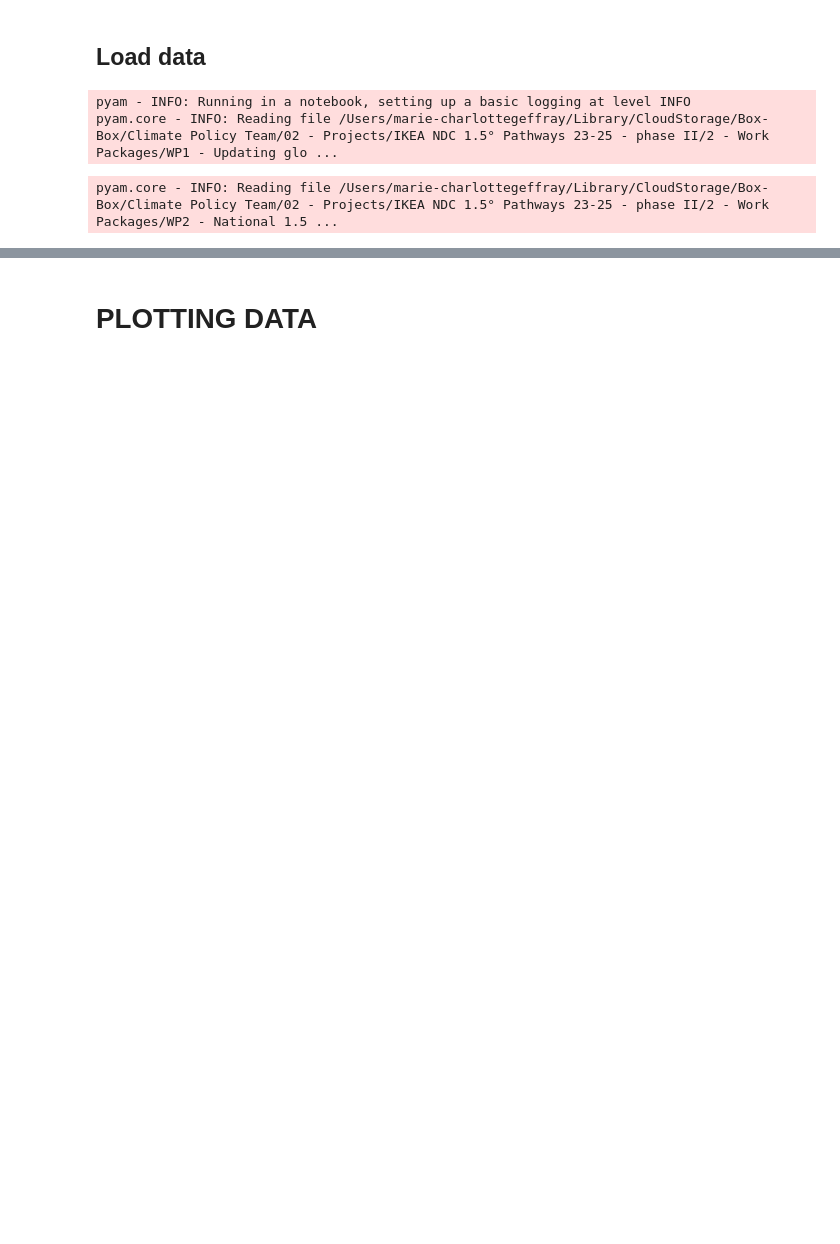
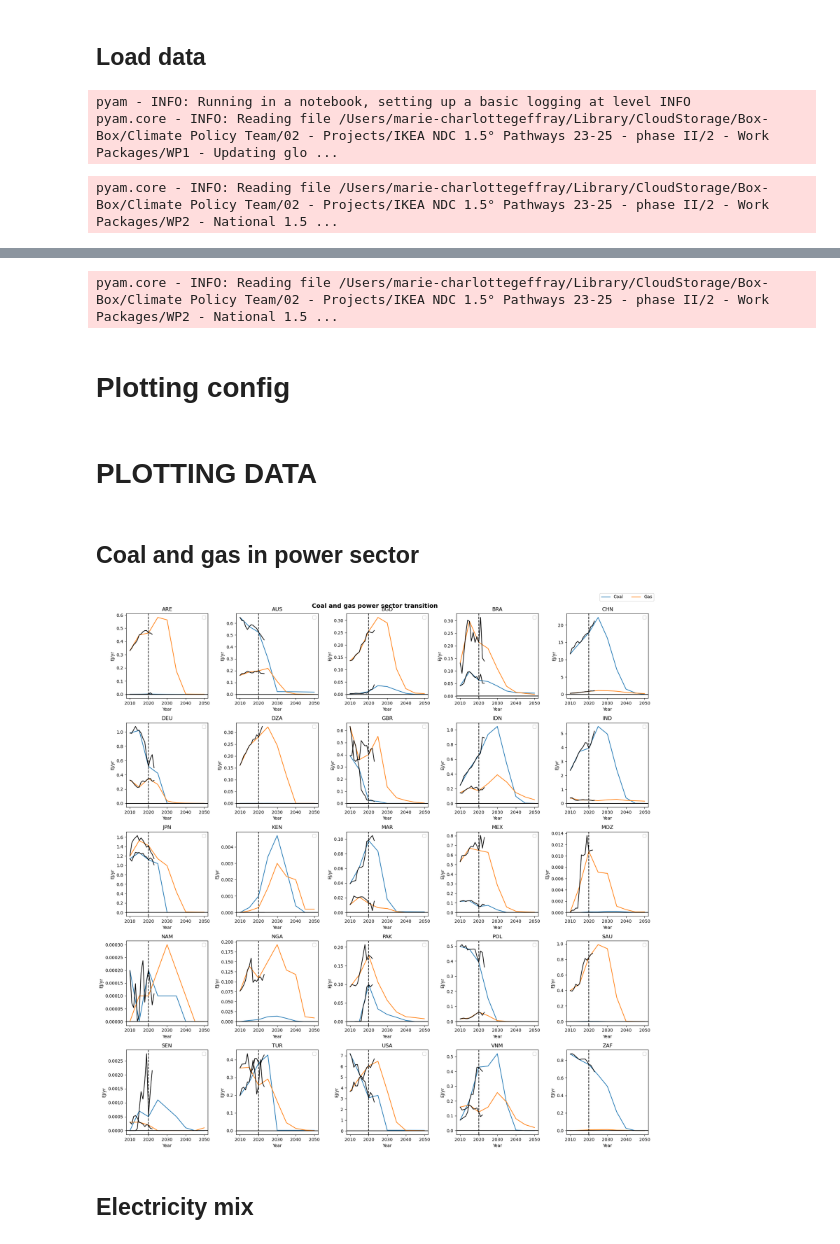
Before and after one commit to fabiosferra/DSCALE, a Jupyter notebook: notebook/explore_power.ipynb, the cells around one changed output, grey strips where cells are left out. Drawn from its saved outputs; the diff is of its cells as text; code cells hidden in the pictures; blank space fills up the shorter version.

Commit message:
updated power sector explo

```diff
--- a/notebook/explore_power.ipynb
+++ b/notebook/explore_power.ipynb
@@ -71,6 +100,6 @@ input_data = pyam.IamDataFrame(REMIND_PATH / 'ar6_templates/REMIND-MAgPIE_coreAn
 pyam - INFO: Running in a notebook, setting up a basic logging at level INFO
 pyam.core - INFO: Reading file /Users/marie-charlottegeffray/Library/CloudStorage/Box-Box/Climate Policy Team/02 - Projects/IKEA NDC 1.5° Pathways 23-25 - phase II/2 - Work Packages/WP1 - Updating glo ...
 # %%
-hist_data = pyam.IamDataFrame(DSCALE_PATH /  'data/step1_input_data_for_DSCALE/input_reference_iea_2022.csv')
+hist_data_iea = pyam.IamDataFrame(DSCALE_PATH /  'data/step1_input_data_for_DSCALE/input_reference_iea_2022.csv')
 # %% [output]
 pyam.core - INFO: Reading file /Users/marie-charlottegeffray/Library/CloudStorage/Box-Box/Climate Policy Team/02 - Projects/IKEA NDC 1.5° Pathways 23-25 - phase II/2 - Work Packages/WP2 - National 1.5 ...
@@ -85,3 +114,7 @@ pyam.core - INFO: Reading file /Users/marie-charlottegeffray/Library/CloudStorag
+# %%
+dscale_results = pyam.IamDataFrame(DSCALE_PATH /  'outputs/remind_harm/REMIND 3.4_REMIND_2025_harmonised_2025_12_18_test_2022_harmo_step5e_None.csv')
+# %% [output]
+pyam.core - INFO: Reading file /Users/marie-charlottegeffray/Library/CloudStorage/Box-Box/Climate Policy Team/02 - Projects/IKEA NDC 1.5° Pathways 23-25 - phase II/2 - Work Packages/WP2 - National 1.5 ...
 # %%
 
 # Regroup all the rescaled countries within their regions
@@ -141,3 +174,5 @@ def create_macro_df(idf: pyam.IamDataFrame):
     return df_region
 # %%
 dscale_results_agg = create_macro_df(dscale_results)
+# %% [markdown]
+# Plotting config
@@ -144,2 +209,24 @@ dscale_results_agg = create_macro_df(dscale_results)
 # %% [markdown]
 # PLOTTING DATA
+# %% [markdown]
+## Coal and gas in power sector
+# %%
+f, axes = plt.subplots(nrows=5,ncols=5,figsize=(18,18))
+wns_vars = [elec('Coal'),elec('Gas')]
+
+for count, ax in enumerate(axes.ravel()[:]):
+    dscale_results.filter(scenario='NPE-core',region=IKEA_ISOS[count],variable=wns_vars,year=range(2010,2051)).plot(ax=ax)
+    hist_data_iea.filter(region=IKEA_ISOS[count],variable=wns_vars,year=range(2010,2025)).plot(ax=ax,color='k')
+    ax.axvline(x=2020,color='k',ls='--')
+    ax.axhline(y=0,color='k',ls='-')
+    ax.set_title(IKEA_ISOS[count])
+    ax.legend([])
+
+
+f.suptitle('Coal and gas power sector transition',fontsize=14,fontweight='bold')
+f.legend(['Coal','Gas'],ncols=2)
+plt.tight_layout()
+# %% [output]
+[figure, added]
+# %% [markdown]
+## Electricity mix
```
Also changed, not shown: parts of 18 cells of this notebook.
